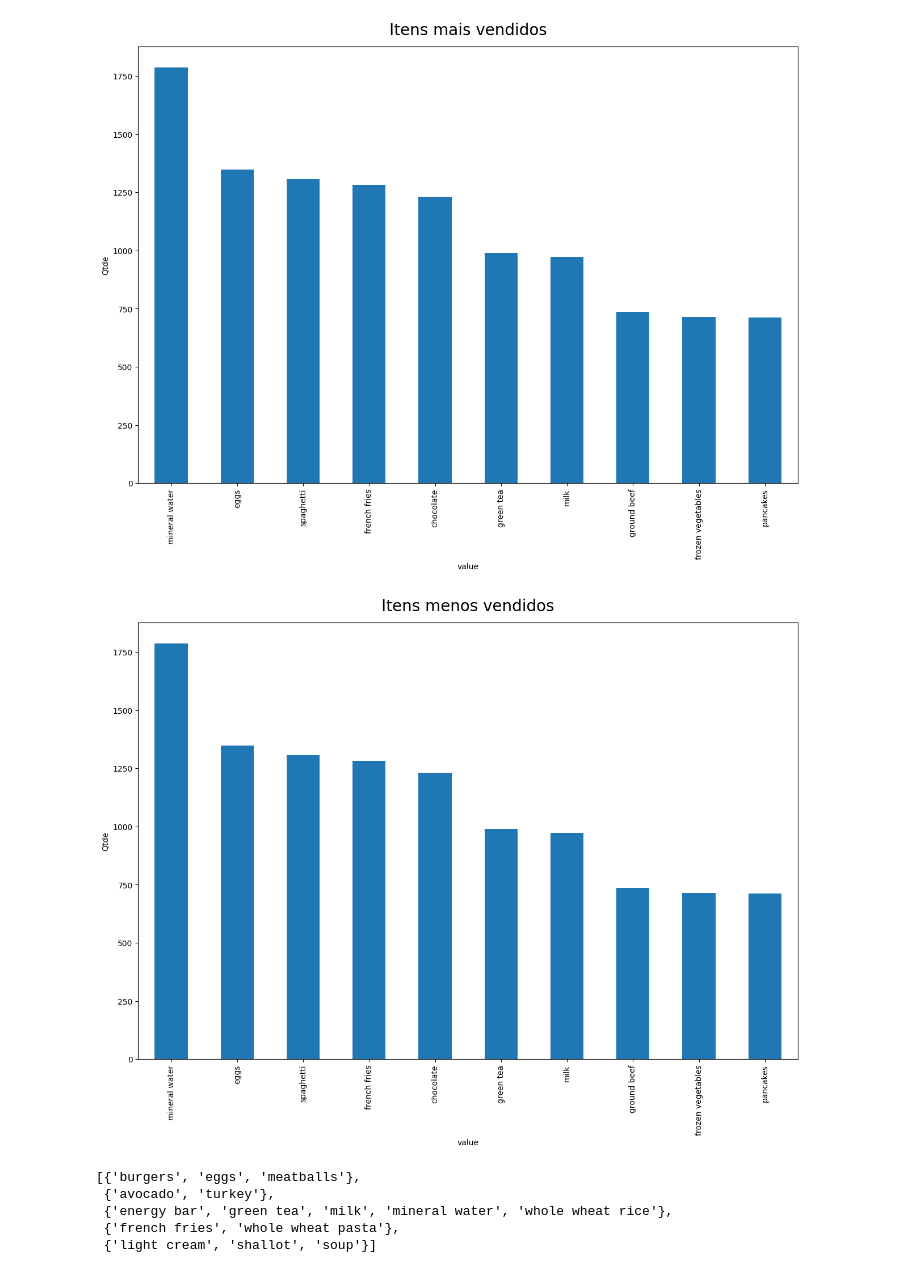
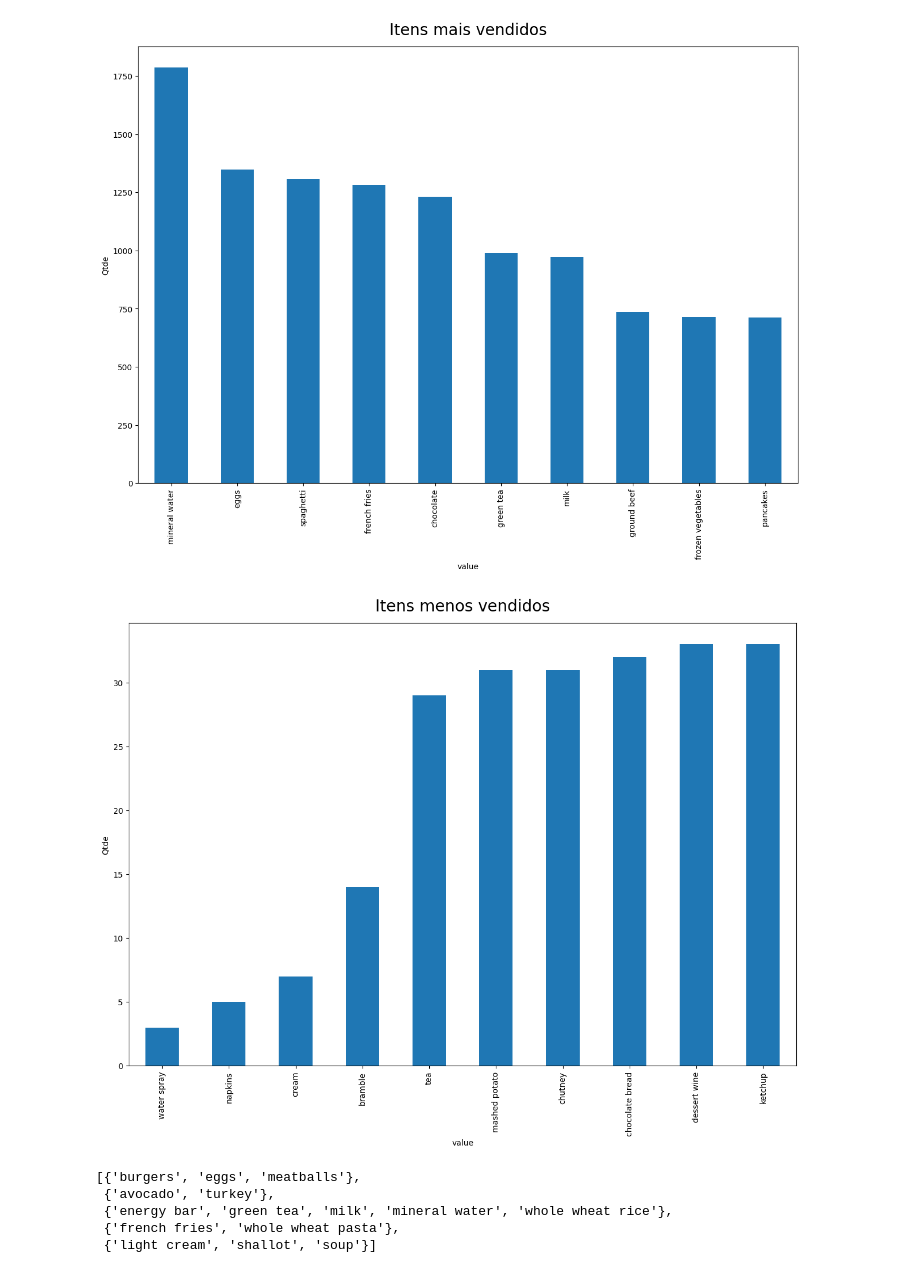
Before and after one commit to viniciushodos/Projetos-da-disciplina-de-Cincia-de-Dados-e-IA, a Jupyter notebook: exemplo_pratico_Apriori.ipynb, the cells around one changed output. Drawn from its saved outputs; the diff is of its cells as text; code cells hidden in the pictures.

```diff
--- a/exemplo_pratico_Apriori.ipynb
+++ b/exemplo_pratico_Apriori.ipynb
@@ -78,12 +78,12 @@ plt.show()
 [figure]
 # %%
 
-barra = qtde_itens.nlargest(10).plot(kind='bar')
+barra = qtde_itens.nsmallest(10).plot(kind='bar')
 barra.set_title('Itens menos vendidos', size=20, weight=500, pad=15)
 barra.set_ylabel('Qtde')
 plt.show()
 # %% [output]
-[figure, old version]
+[figure, new version]
 # %%
 # Em vez de sum(), verificamos quais células não contêm a string 'nan'
 # Isso evita o erro de somar texto com números
```
Also changed, not shown: parts of 1 cell of this notebook.
